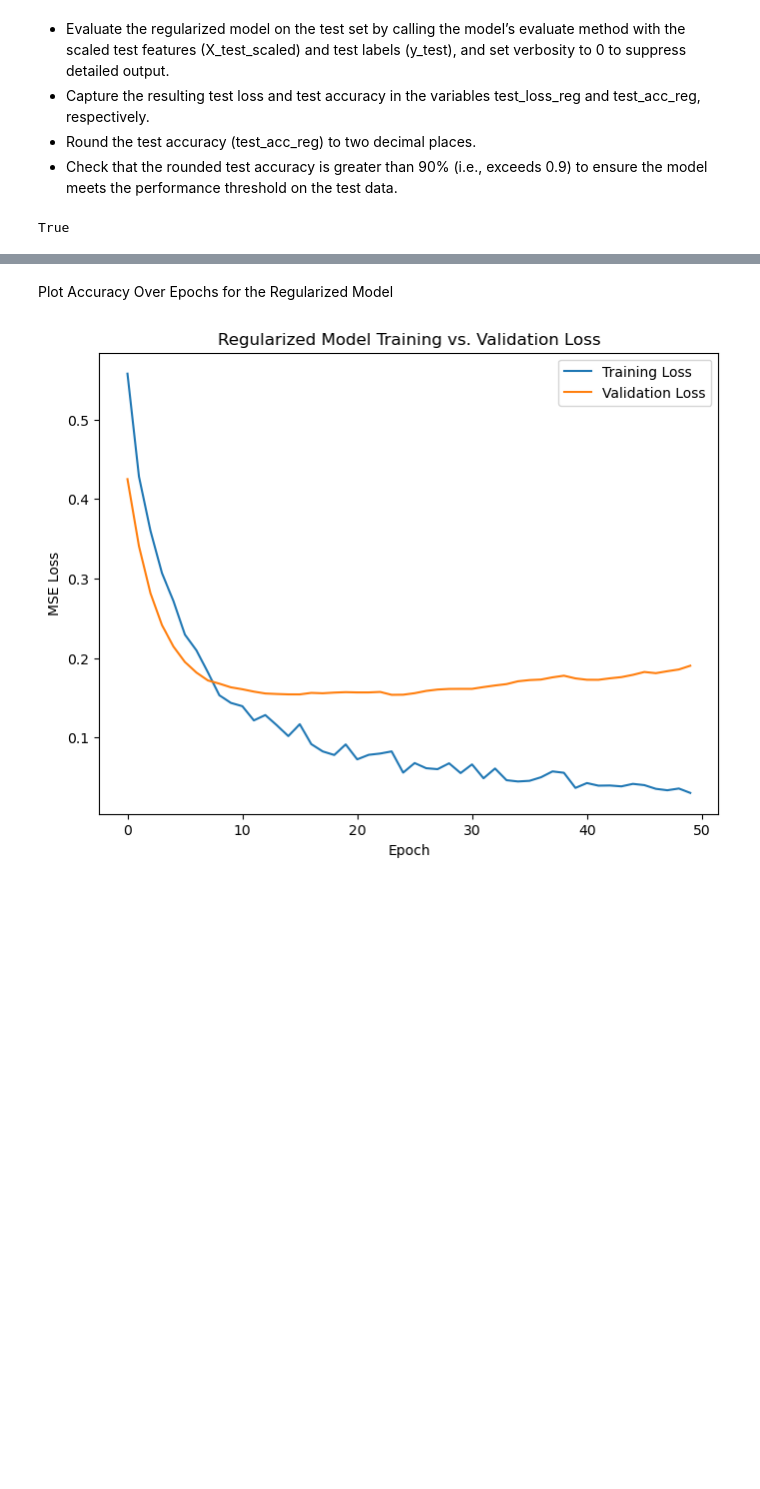
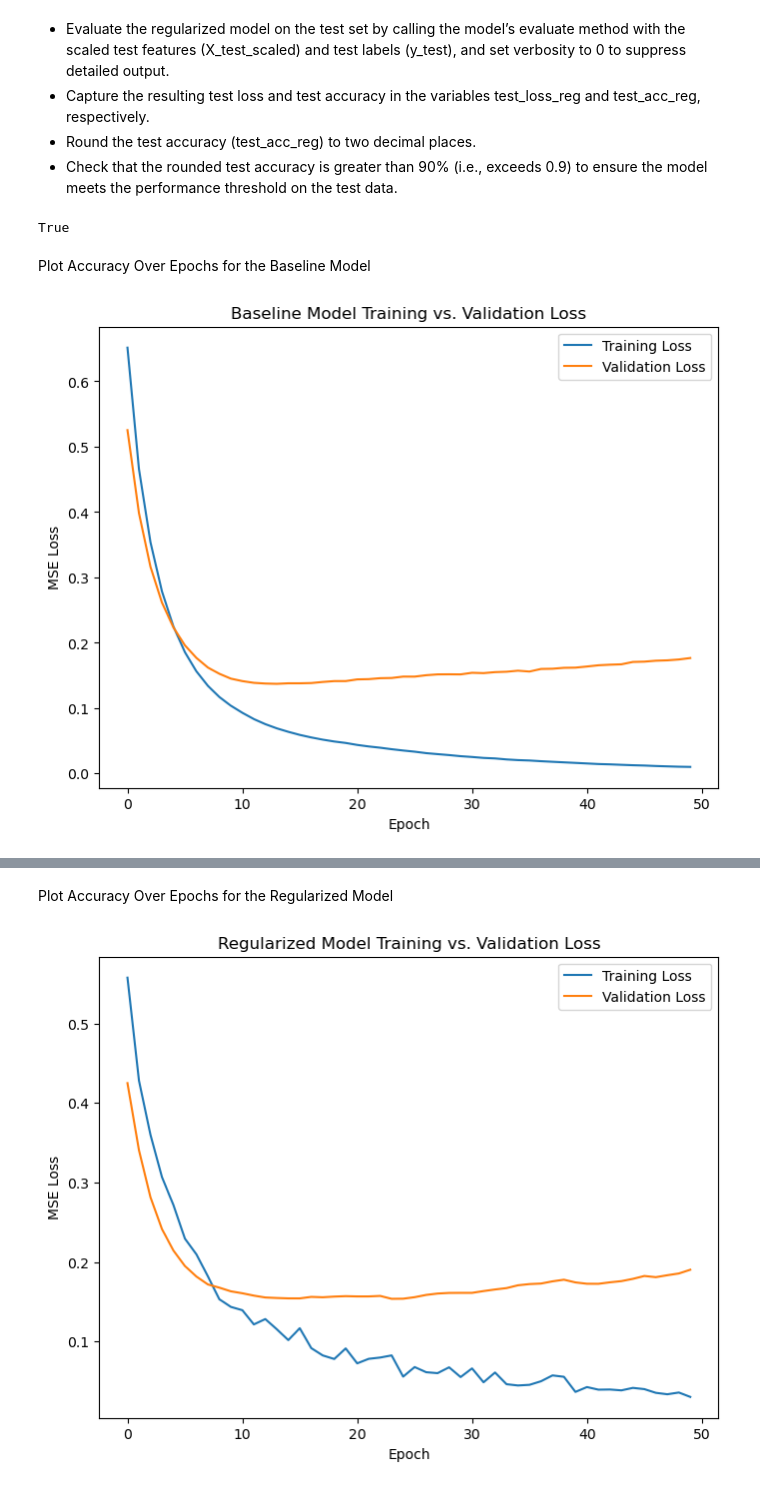
Before and after one commit to marhas109/ds10_all, a Jupyter notebook: CG_C10_M01.ipynb, the cells around one changed output, grey strips where cells are left out. Saved outputs shown, nothing was run; the diff lists cells and outputs as text; code cells hidden in the pictures; blank space fills up the shorter version.

```diff
--- a/CG_C10_M01.ipynb
+++ b/CG_C10_M01.ipynb
@@ -242,2 +242,17 @@ round(test_acc_reg,2) > 0.9
 # %% [output]
 True
+# %% [markdown]
+Plot Accuracy Over Epochs for the Baseline Model
+# %%
+# Plot Accuracy Over Epochs for the Baseline Model
+
+plt.figure(figsize=(8,6))
+plt.plot(history_baseline.history['loss'], label='Training Loss')
+plt.plot(history_baseline.history['val_loss'], label='Validation Loss')
+plt.title('Baseline Model Training vs. Validation Loss')
+plt.xlabel('Epoch')
+plt.ylabel('MSE Loss')
+plt.legend()
+plt.show()
+# %% [output]
+[figure, added]
```
Also changed, not shown: parts of 4 cells of this notebook.
